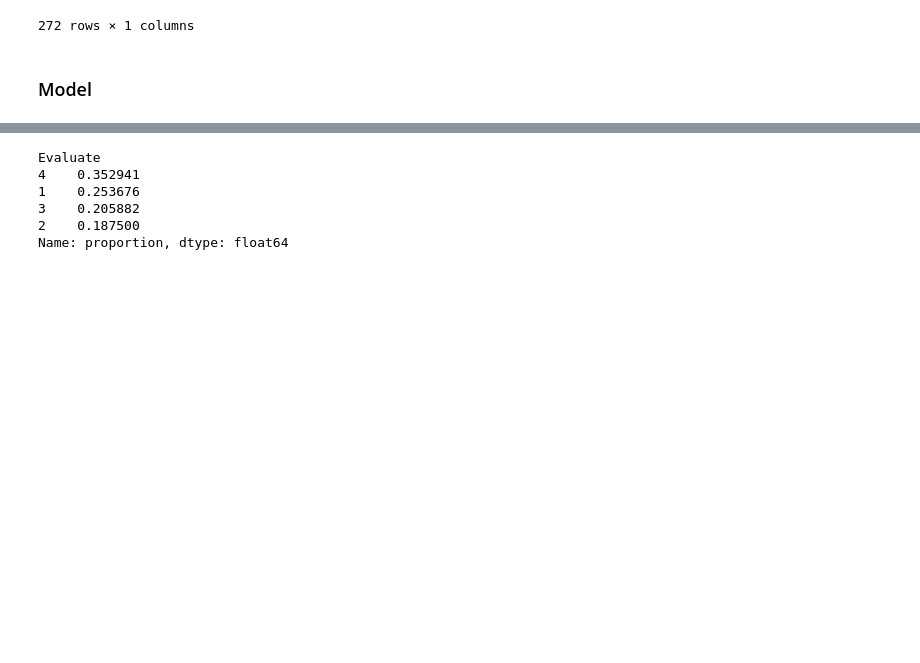
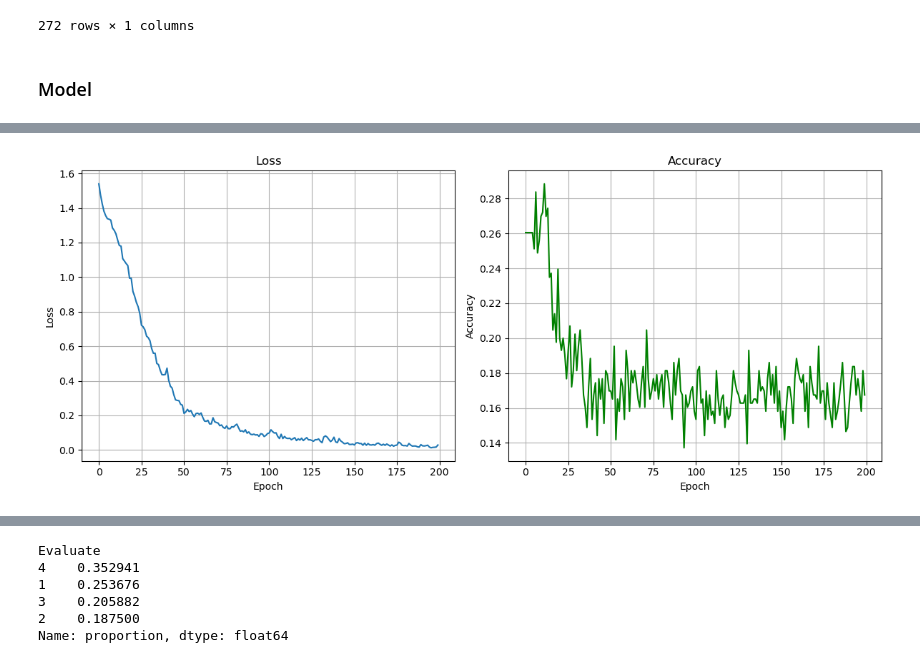
Before and after one commit to thanh309/project-2-it3930e, a Jupyter notebook: data_and_model_test.ipynb, the cells around one changed output, grey strips where cells are left out. Cells and saved outputs as stored; diff of their text form; code cells hidden in the pictures; blank space fills up the shorter version.

Commit message:
update training plot

```diff
--- a/data_and_model_test.ipynb
+++ b/data_and_model_test.ipynb
@@ -354,7 +371,27 @@ model = MyModel(input_features=9, timesteps=timesteps, num_classes=5)
 optimizer = torch.optim.Adam(model.parameters(), lr=0.001)
 criterion = nn.CrossEntropyLoss()
 
-train(model, train_loader, optimizer, criterion, epochs=200)
+train_losses, val_accuracies = train(
+    model, train_loader, optimizer, criterion,
+    val_loader=test_loader, epochs=200
+)
 
-evaluate(model, test_loader)
+plt.figure(figsize=(12, 5))
+
+plt.subplot(1, 2, 1)
+plt.plot(train_losses)
+plt.xlabel('Epoch')
+plt.ylabel('Loss')
+plt.title('Loss')
+plt.grid(True)
+
+plt.subplot(1, 2, 2)
+plt.plot(val_accuracies, color='green')
+plt.xlabel('Epoch')
+plt.ylabel('Accuracy')
+plt.title('Accuracy')
+plt.grid(True)
+
+plt.tight_layout()
+plt.show()
 # %% [output]
@@ -378,3 +415,4 @@ accuracy: 0.1953
+[figure, added]
 # %%
 class RandomDataset(Dataset):
     def __init__(self, X_df, y_series, meta_df, timesteps=5):
```
Also changed, not shown: parts of 5 cells of this notebook.
